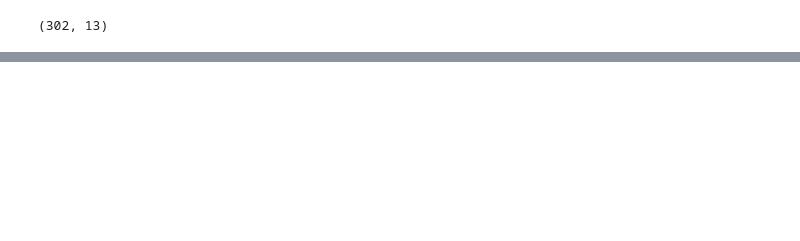
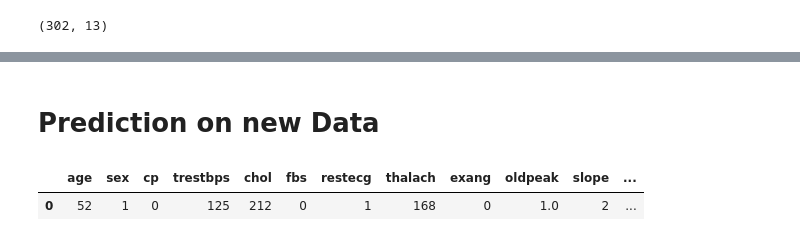
Before and after one commit to KiranKumar7901/Heart-Disease-Prediction-Project, a Jupyter notebook: Heart Disease prediction/Heart Disease Prediction.ipynb, the cells around one changed output, grey strips where cells are left out. Cells and saved outputs as stored; diff of their text form; code cells hidden in the pictures; blank space fills up the shorter version.

Commit message:
Prediction on new data commit

```diff
--- a/Heart Disease prediction/Heart Disease Prediction.ipynb
+++ b/Heart Disease prediction/Heart Disease Prediction.ipynb
@@ -333,0 +343,2 @@ lr.fit()
+# %% [markdown]
+# Prediction on new Data
@@ -333,0 +347,21 @@ lr.fit()
+# %%
+new_data = pd.DataFrame({
+    'age':52,
+    'sex':1,
+    'cp':0,
+    'trestbps':125,
+    'chol':212,
+    'fbs':0,
+    'restecg':1,
+    'thalach':168,
+    'exang':0,
+    'oldpeak':1.0,
+    'slope':2,
+    'ca':2,
+    'thal':3,
+},index=[0])
+# %%
+new_data
+# %% [output]
+|  | age | sex | cp | trestbps | chol | fbs | restecg | thalach | exang | oldpeak | slope | ... |
+| 0 | 52 | 1 | 0 | 125 | 212 | 0 | 1 | 168 | 0 | 1.0 | 2 | ... |
```
Also changed, not shown: parts of 5 cells of this notebook.
